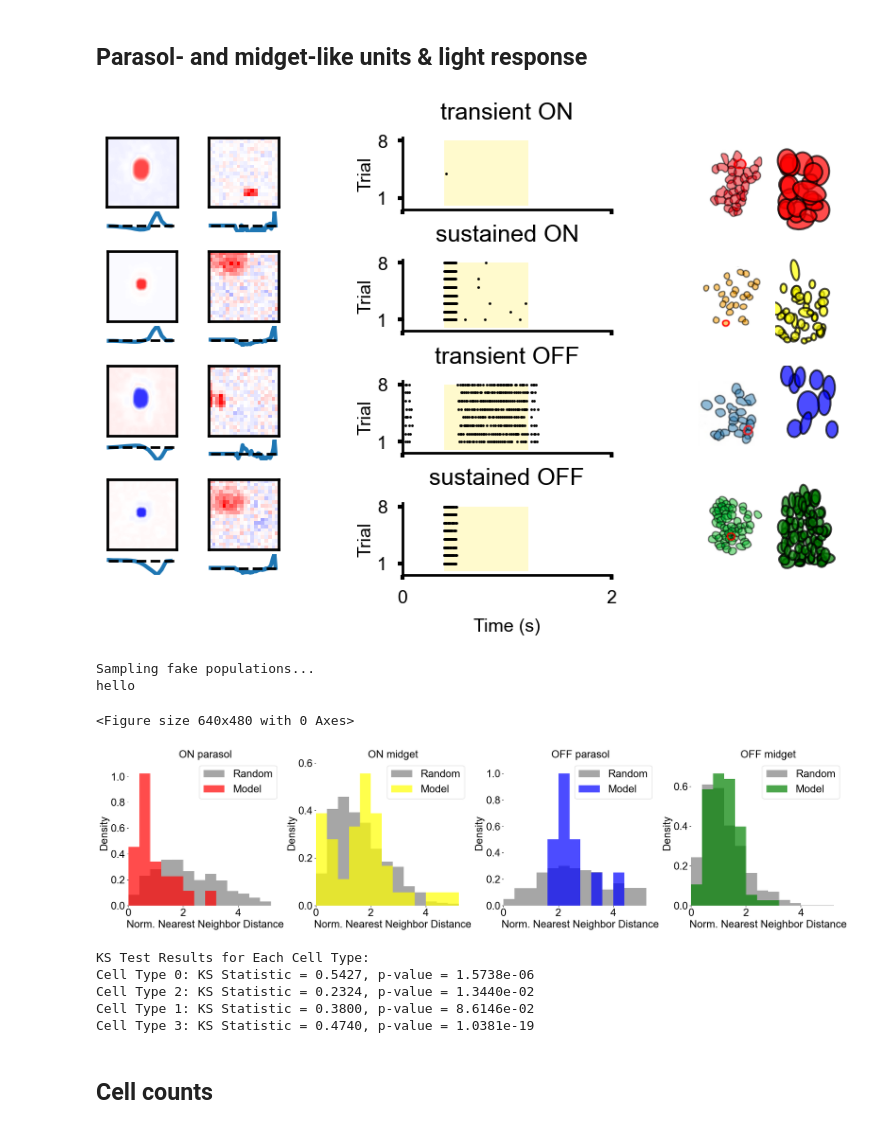
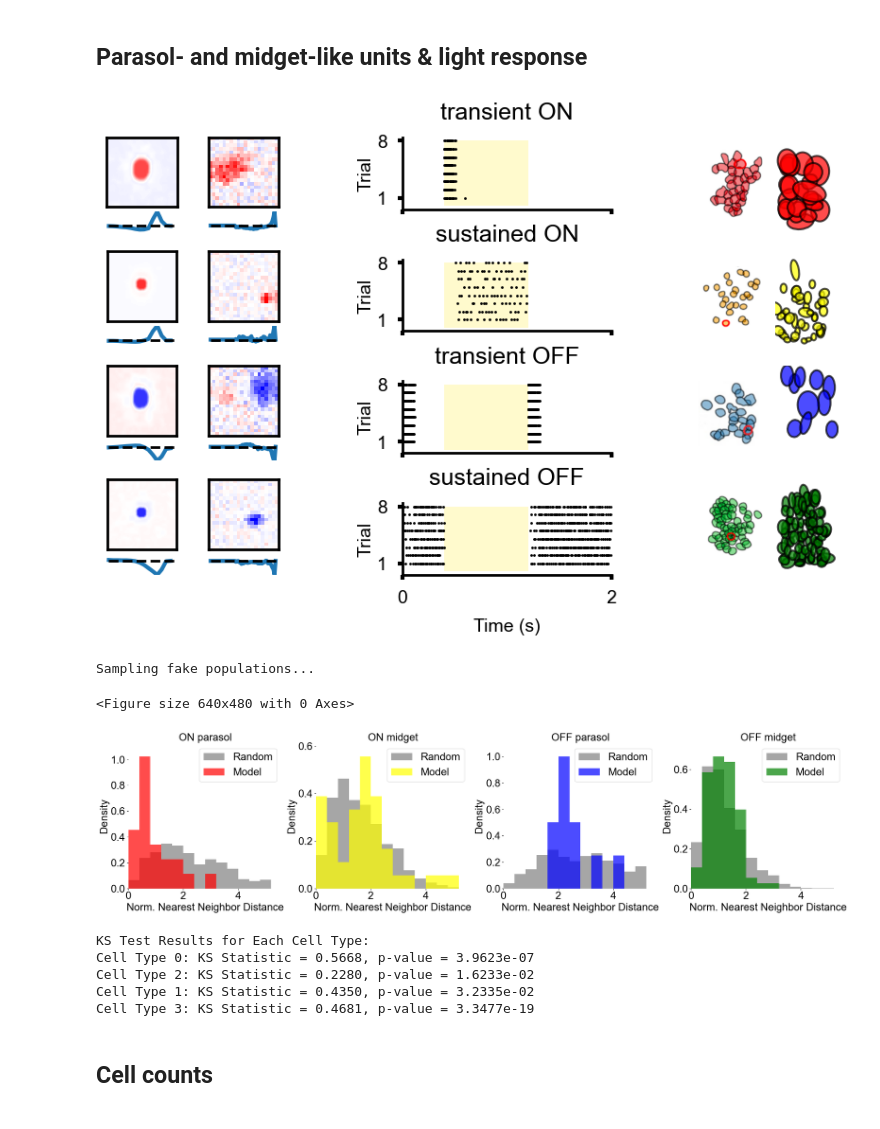
Before and after one commit to webstorms/RetinalModel, a Jupyter notebook: notebooks/Fig 3 - RFs - Nicol 3.ipynb, the cells around one changed output. Saved outputs shown, nothing was run; the diff lists cells and outputs as text; code cells hidden in the pictures.

Commit message:
Add files via upload
Picked now cell examples as old examples were incorrect due to torch.manual_seed(0) altering the cell numberings

```diff
--- a/notebooks/Fig 3 - RFs - Nicol 3.ipynb
+++ b/notebooks/Fig 3 - RFs - Nicol 3.ipynb
@@ -225,10 +225,10 @@ rf_spec = gridspec.GridSpecFromSubplotSpec(4, 2, subplot_spec=fig_spec[0], width
 response_spec = gridspec.GridSpecFromSubplotSpec(4, 1, subplot_spec=fig_spec2[0], hspace=0.7)
 mosaic_spec = gridspec.GridSpecFromSubplotSpec(4, 2, subplot_spec=fig_spec2[1], width_ratios=[1, 1], wspace=0.2)
 
-on_parasol_idx = 7
-on_midget_idx = 11
-off_parasol_id = 21
-off_midget_id = 6
+on_parasol_idx = 17
+on_midget_idx = 9
+off_parasol_id = 19
+off_midget_id = 26
 
 macaque_on_parasol_rf = -to_grayscale(plt.imread(f"{root}/data/figures/on_parasol.png"))
 macaque_on_midget_rf = -to_grayscale(plt.imread(f"{root}/data/figures/on_midget.png"))
@@ -251,34 +251,34 @@ plot_all_rf(macaque_off_parasol_rf, macaque_off_parasol_profile, rf_spec[2, 0],
 plot_all_rf(macaque_off_midget_rf, macaque_off_midget_profile, rf_spec[3, 0], fig)
 
 on_parasol_profile = torch.cat([torch.zeros(23), torch.Tensor([*rf_query.strfs.mean((2, 3))[on_parasol_idx].tolist(), 0])])
 on_midget_profile = torch.cat([torch.zeros(23), torch.Tensor([*rf_query.strfs.mean((2, 3))[on_midget_idx].tolist(), 0])])
 off_parasol_profile = torch.cat([torch.zeros(23), torch.Tensor([*rf_query.strfs.mean((2, 3))[off_parasol_id].tolist(), 0])])
 off_midget_profile = torch.cat([torch.zeros(23), torch.Tensor([*rf_query.strfs.mean((2, 3))[off_midget_id].tolist(), 0])])
 
 plot_all_rf(rf_query.spatial_rfs[on_parasol_idx], on_parasol_profile, rf_spec[0, 1], fig)
 plot_all_rf(rf_query.spatial_rfs[on_midget_idx], on_midget_profile, rf_spec[1, 1], fig)
 plot_all_rf(rf_query.spatial_rfs[off_parasol_id], off_parasol_profile, rf_spec[2, 1], fig)
 plot_all_rf(rf_query.spatial_rfs[off_midget_id], off_midget_profile, rf_spec[3, 1], fig)
 
 plot_light_response(*flash_query.get_spike_points(rf_query.params_df.iloc[on_parasol_idx]["og_index"]), "transient ON", response_spec[0], fig)
 plot_light_response(*flash_query.get_spike_points(rf_query.params_df.iloc[on_midget_idx]["og_index"]), "sustained ON", response_spec[1], fig)
 plot_light_response(*flash_query.get_spike_points(rf_query.params_df.iloc[off_parasol_id]["og_index"]), "transient OFF", response_spec[2], fig)
 ax = plot_light_response(*flash_query.get_spike_points(rf_query.params_df.iloc[off_midget_id]["og_index"]), "sustained OFF", response_spec[3], fig)
 ax.set_xticklabels([0, 2])
 ax.set_xlabel("Time (s)", fontsize=14, labelpad=8)
 
 plot_macaque_mosaic(macaque_on_parasol_mosaic, mosaic_spec[0, 0], fig)
 plot_macaque_mosaic(macaque_on_midget_mosaic, mosaic_spec[1, 0], fig)
 plot_macaque_mosaic(macaque_off_parasol_mosaic, mosaic_spec[2, 0], fig)
 plot_macaque_mosaic(macaque_off_midget_mosaic, mosaic_spec[3, 0], fig)
 
 plot_mosaic(0, "red", 1, 4, mosaic_spec[0, 1], fig)
 plot_mosaic(2, "yellow", 1, 3, mosaic_spec[1, 1], fig)
 plot_mosaic(1, "blue", 0, 2, mosaic_spec[2, 1], fig)
 plot_mosaic(3, "green", 0, 2, mosaic_spec[3, 1], fig)
 plt.savefig(f"{root}/figures/fig3/main.svg", format="svg", transparent=False, bbox_inches="tight")
 # %% [output]
-[figure, old version]
+[figure, new version]
 # %%
 #Plot distributions of mosaic measures for each cell type
 #I think this is the final version of the code
@@ -564,14 +564,13 @@ for ctype, results in ks_test_results.items():
     print(f"Cell Type {ctype}: KS Statistic = {results['ks_statistic']:.4f}, p-value = {results['p_value']:.4e}")
 # %% [output]
 Sampling fake populations...
-hello
 <Figure size 640x480 with 0 Axes>
-[figure, old version]
+[figure, new version]
 KS Test Results for Each Cell Type:
-Cell Type 0: KS Statistic = 0.5427, p-value = 1.5738e-06
-Cell Type 2: KS Statistic = 0.2324, p-value = 1.3440e-02
-Cell Type 1: KS Statistic = 0.3800, p-value = 8.6146e-02
-Cell Type 3: KS Statistic = 0.4740, p-value = 1.0381e-19
+Cell Type 0: KS Statistic = 0.5668, p-value = 3.9623e-07
+Cell Type 2: KS Statistic = 0.2280, p-value = 1.6233e-02
+Cell Type 1: KS Statistic = 0.4350, p-value = 3.2335e-02
+Cell Type 3: KS Statistic = 0.4681, p-value = 3.3477e-19
 # %% [markdown]
 ## Cell counts
 # %%
```
Also changed, not shown: parts of 2 cells of this notebook.
